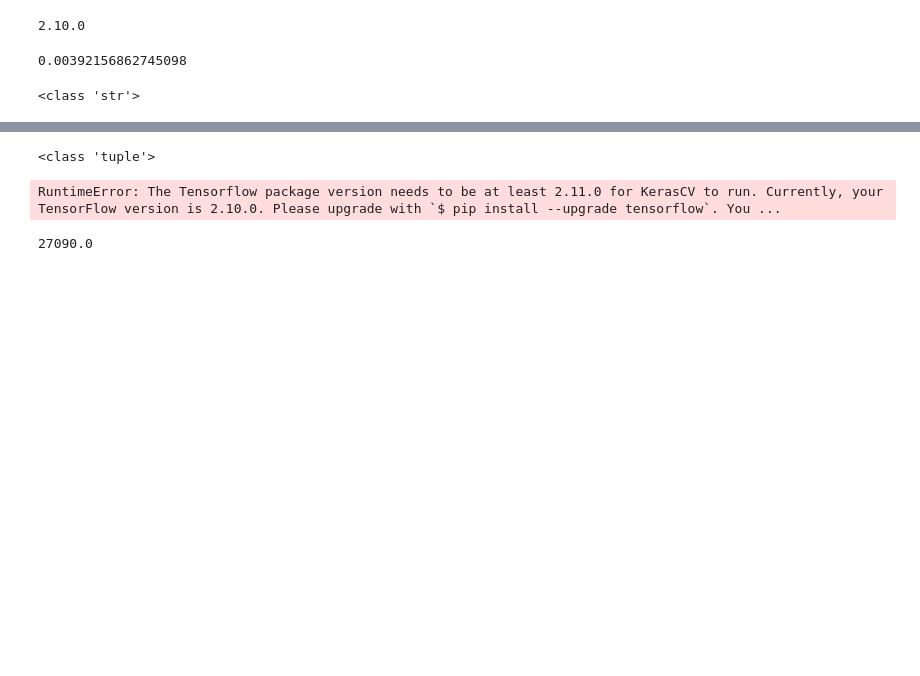
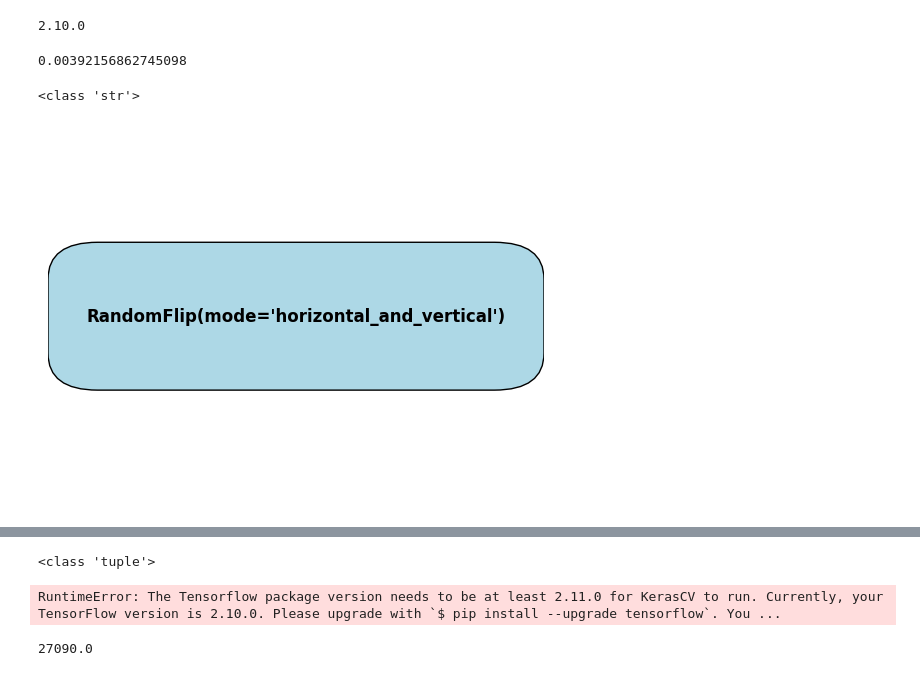
Before and after one commit to zalexdevon/plant_disease_classifier_new, a Jupyter notebook: demo.ipynb, the cells around one changed output, grey strips where cells are left out. Saved outputs shown, nothing was run; the diff lists cells and outputs as text; code cells hidden in the pictures; blank space fills up the shorter version.

```diff
--- a/demo.ipynb
+++ b/demo.ipynb
@@ -220,3 +220,33 @@ a = ast.literal_eval(text)
 print(type(a))
 # %% [output]
 <class 'str'>
+# %%
+import matplotlib.pyplot as plt
+import matplotlib.patches as patches
+
+# Chuỗi cần vẽ
+text = "RandomFlip(mode='horizontal_and_vertical')"
+text1 = "RandomRotation(factor=0.2)"
+
+# Tạo hình chữ nhật bao quanh chuỗi
+fig, ax = plt.subplots()
+
+# Vẽ hình chữ nhật
+rect = patches.FancyBboxPatch((0.1, 0.4), 0.8, 0.2, boxstyle="round,pad=0.1", linewidth=1, edgecolor="black", facecolor="lightblue")
+ax.add_patch(rect)
+
+# Thêm chuỗi vào hình
+ax.text(0.5, 0.5, text, ha="center", va="center", fontsize=12, fontweight="bold")
+
+# Cấu hình plot
+ax.set_xlim(0, 1)
+ax.set_ylim(0, 1)
+ax.set_axis_off()
+
+# Lưu hình ảnh vào file
+plt.savefig("RandomFlip_image.png", format="png", bbox_inches="tight", pad_inches=0.1)
+
+# Hiển thị ảnh
+plt.show()
+# %% [output]
+[figure, added]
```
Also changed, not shown: parts of 8 cells of this notebook, 6 other files.
